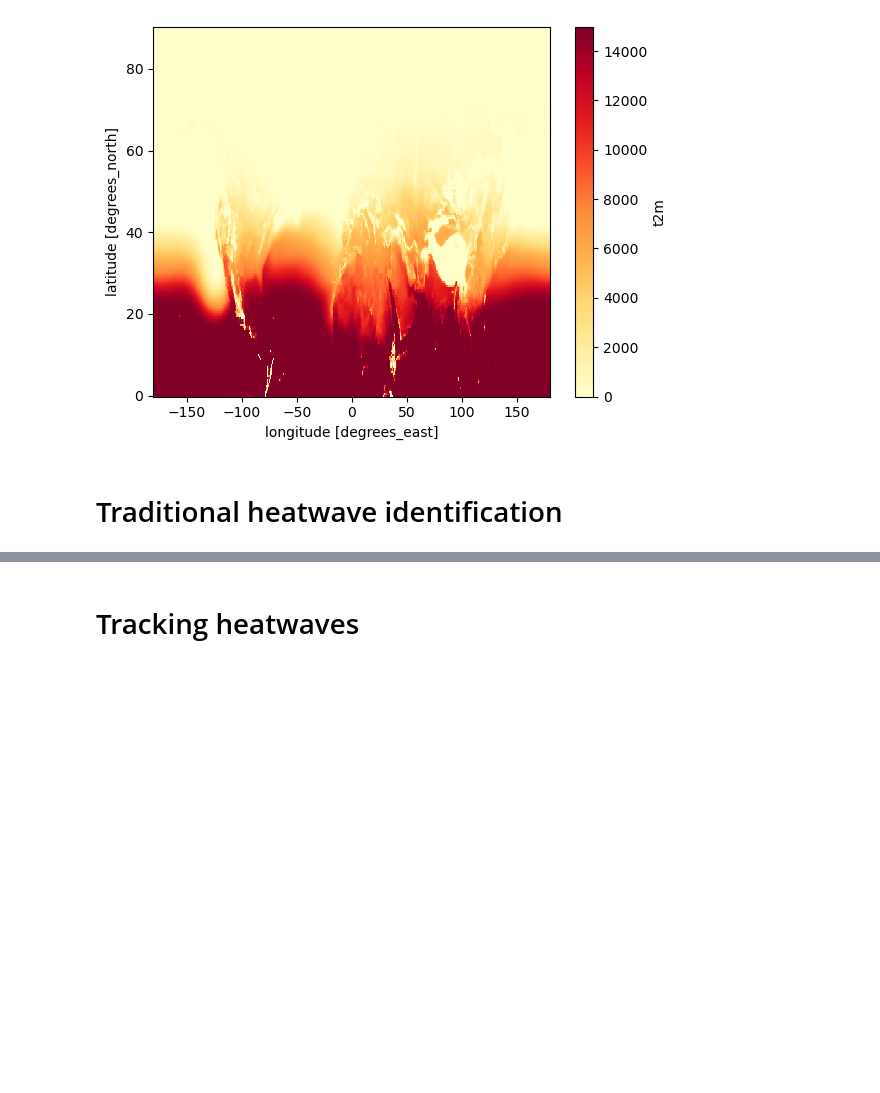
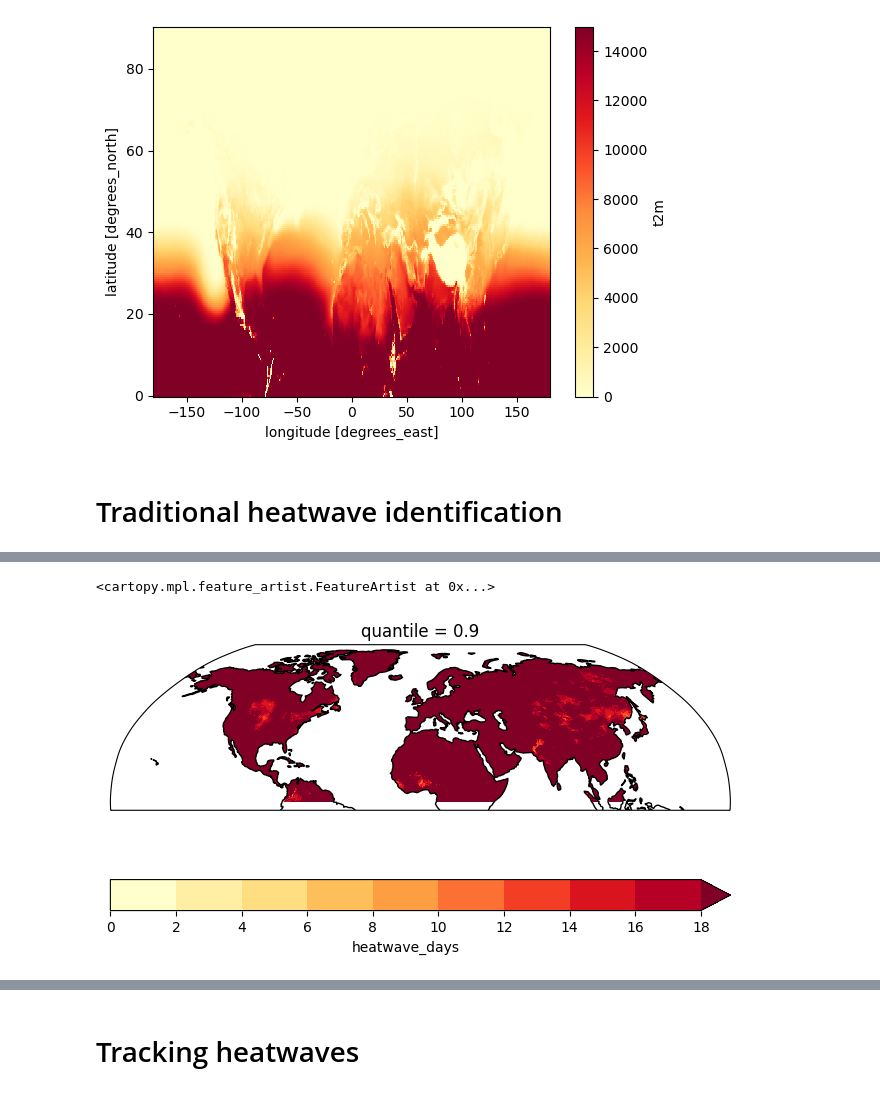
Before and after one commit to edgardotes/HW_contrack, a Jupyter notebook: HW_contrack.ipynb, the cells around one changed output, grey strips where cells are left out. Cells and saved outputs as stored; diff of their text form; code cells hidden in the pictures; blank space fills up the shorter version.

```diff
--- a/HW_contrack.ipynb
+++ b/HW_contrack.ipynb
@@ -433,0 +548,17 @@ tr90d.isel(dayofyear=100).plot()
+# %%
+# ----------------------------
+# Optional: yearly diagnostics
+# ----------------------------
+# Use the no-leap time axis to match hw_mask
+t_noleap = drop_feb29(tmax)
+
+# (a) number of heatwave days per year
+hw_days_per_year = hw_mask.resample(time="YS").sum("time")
+hw_days_per_year.name = "heatwave_days"
+# %%
+### full dataset
+mean_hw_days=hw_days_per_year.mean(dim='time') #.plot()#levels=np.arange(0,30,3))
+### last 23 years
+#mean_hw_days=hw_days_per_year.sel(time=slice('2000','2024')).mean(dim='time')
+## only last years
+#mean_hw_days=hw_days_per_year.sel(time=slice('2020','2024')).mean(dim='time')
@@ -433,0 +580,53 @@ tr90d.isel(dayofyear=100).plot()
+# %%
+## masking
+# --- names of coords ---
+lat_name = next(n for n in mean_hw_days.coords if n.lower().startswith('lat'))
+lon_name = next(n for n in mean_hw_days.coords if n.lower().startswith('lon'))
+
+# --- 2D lon/lat matching your DataArray's grid & dim order ---
+# These come back with dims ordered consistently (use them!)
+lon2d, lat2d = xr.broadcast(mean_hw_days[lon_name], mean_hw_days[lat_name])
+
+# Wrap to [-180, 180] for polygon tests
+lon_wrapped = ((lon2d + 180) % 360) - 180
+
+# --- Read Natural Earth land polygons (path -> Reader -> geometries) ---
+shapefile = shpreader.natural_earth(resolution='110m', category='physical', name='land')
+reader = shpreader.Reader(shapefile)
+geoms = list(reader.geometries())
+
+# --- Build mask with EXACTLY the same dims/coords as lon2d/lat2d ---
+mask_np = np.zeros(lon2d.shape, dtype=bool)
+# Use .values so shapely gets numpy arrays
+xv = lon_wrapped.values
+yv = lat2d.values
+for g in geoms:
+    mask_np |= sv.contains(g, xv, yv)
+
+mask_da = xr.DataArray(
+    mask_np,
+    coords={lat_name: lat2d[lat_name], lon_name: lon2d[lon_name]},
+    dims=lat2d.dims,  # keep the same dim order as broadcast gave us
+)
+
+# If your field has extra dims (e.g., time), broadcast mask to match
+mask_da, _ = xr.broadcast(mask_da, mean_hw_days)
+
+# --- Apply mask & plot ---
+mean_hw_days_land = mean_hw_days.where(mask_da)
+
+proj = ccrs.Robinson(central_longitude=0)
+fig, ax1 = plt.subplots(1, 1, figsize=(8, 6), dpi=100, subplot_kw={'projection': proj})
+
+plot = mean_hw_days_land.plot(
+    ax=ax1,
+    cmap='YlOrRd',
+    levels=np.arange(0, 20, 2),
+    transform=ccrs.PlateCarree(),
+    extend="max",
+    cbar_kwargs={"orientation": "horizontal"}
+)
+ax1.coastlines()
+# %% [output]
+<cartopy.mpl.feature_artist.FeatureArtist at 0x...>
+[figure, added]
```
Also changed, not shown: parts of 53 cells of this notebook, 9 other files.
